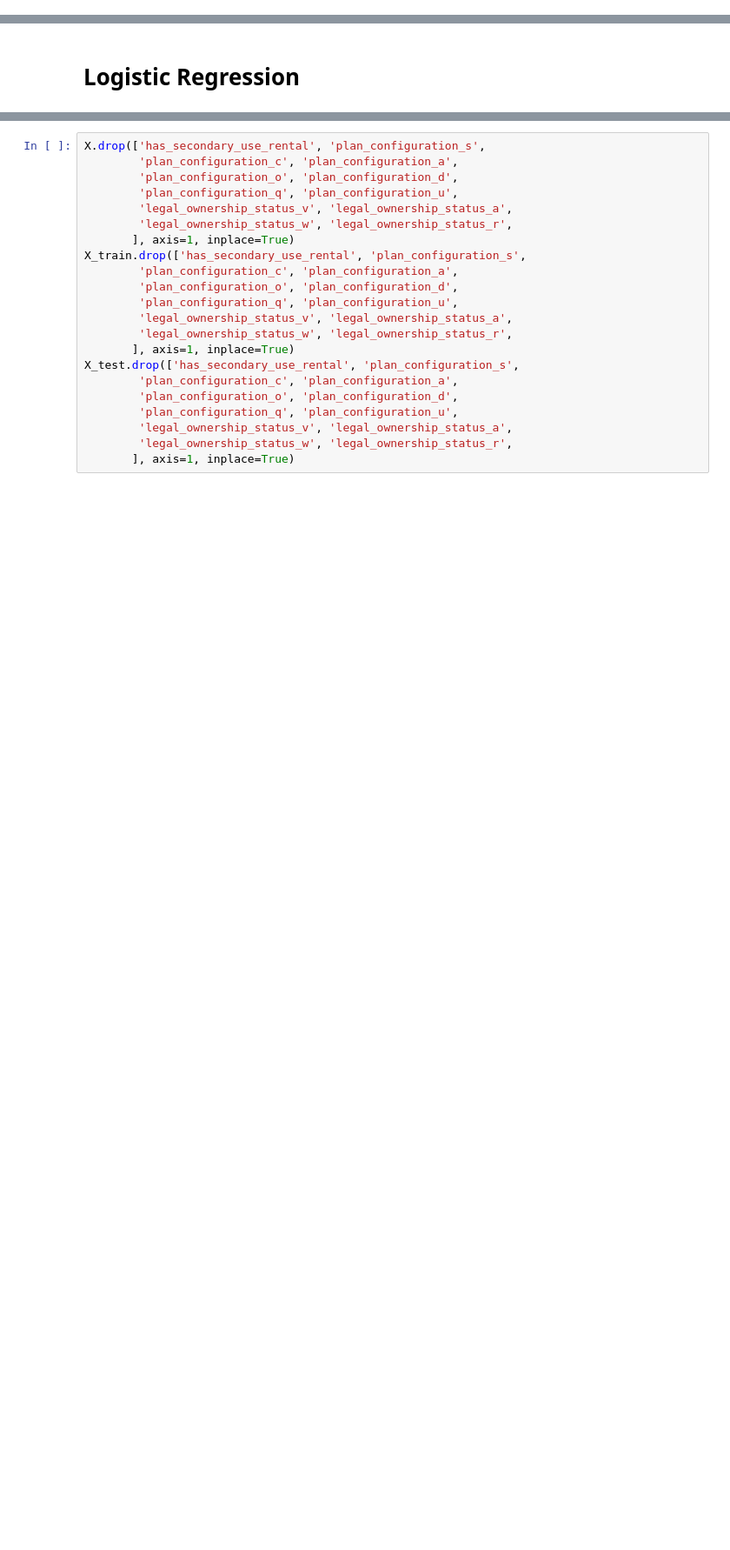
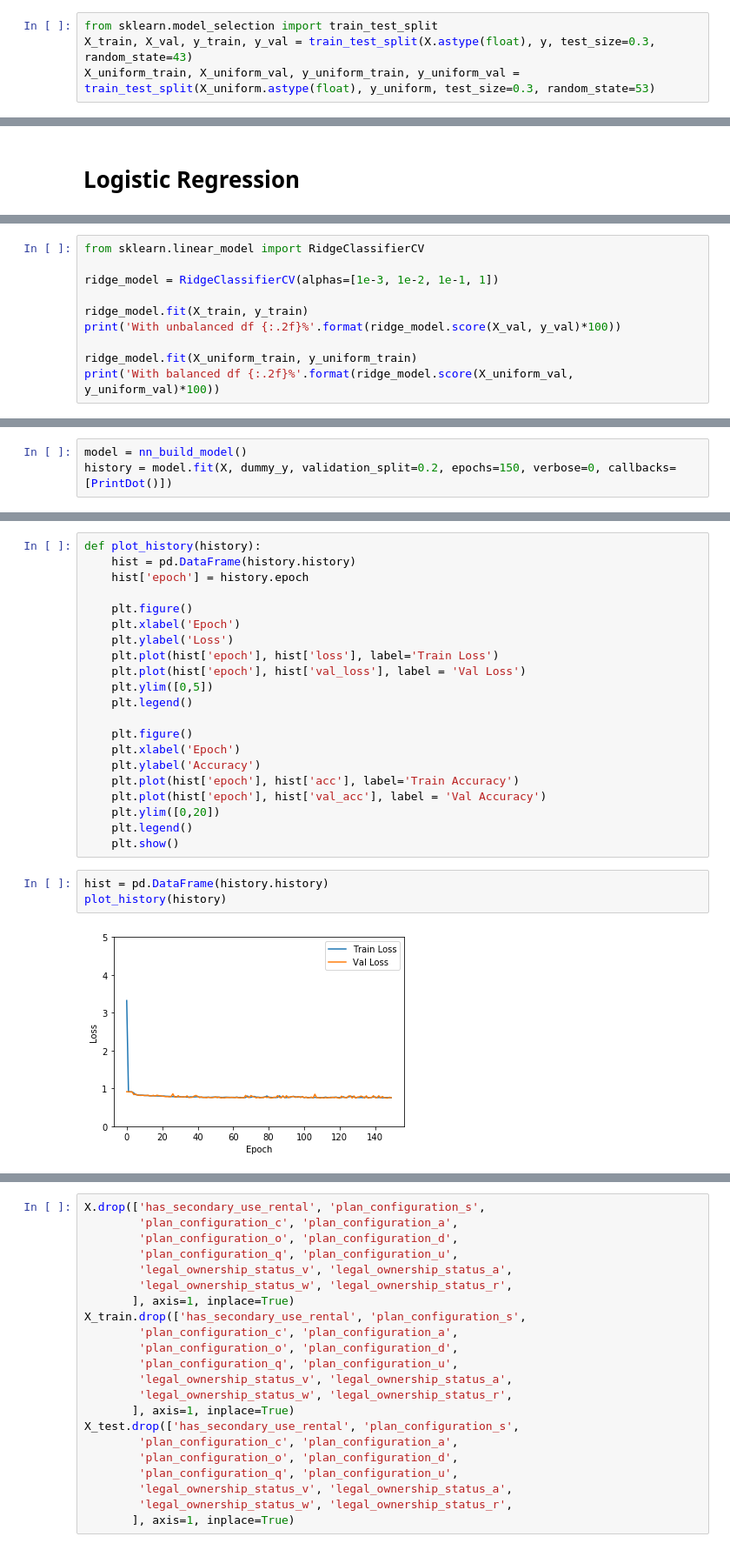
Before and after one commit to nicolasfara/di-project, a Jupyter notebook: earthquake-damage-prediction.ipynb, the cells around one changed output, grey strips where cells are left out. Shown: that part at 87% size. Saved outputs shown, nothing was run; the diff lists cells and outputs as text; blank space fills up the shorter version.

```diff
--- a/earthquake-damage-prediction.ipynb
+++ b/earthquake-damage-prediction.ipynb
@@ -185,0 +205,4 @@ X.shape
+# %%
+from sklearn.model_selection import train_test_split
+X_train, X_val, y_train, y_val = train_test_split(X.astype(float), y, test_size=0.3, random_state=43)
+X_uniform_train, X_uniform_val, y_uniform_train, y_uniform_val = train_test_split(X_uniform.astype(float), y_uniform, test_size=0.3, random_state=53)
@@ -187,0 +365,10 @@ X.shape
+# %%
+from sklearn.linear_model import RidgeClassifierCV
+
+ridge_model = RidgeClassifierCV(alphas=[1e-3, 1e-2, 1e-1, 1])
+
+ridge_model.fit(X_train, y_train)
+print('With unbalanced df {:.2f}%'.format(ridge_model.score(X_val, y_val)*100))
+
+ridge_model.fit(X_uniform_train, y_uniform_train)
+print('With balanced df {:.2f}%'.format(ridge_model.score(X_uniform_val, y_uniform_val)*100))
@@ -187,0 +433,3 @@ X.shape
+# %%
+model = nn_build_model()
+history = model.fit(X, dummy_y, validation_split=0.2, epochs=150, verbose=0, callbacks=[PrintDot()])
@@ -187,0 +439,26 @@ X.shape
+# %%
+def plot_history(history):
+    hist = pd.DataFrame(history.history)
+    hist['epoch'] = history.epoch
+
+    plt.figure()
+    plt.xlabel('Epoch')
+    plt.ylabel('Loss')
+    plt.plot(hist['epoch'], hist['loss'], label='Train Loss')
+    plt.plot(hist['epoch'], hist['val_loss'], label = 'Val Loss')
+    plt.ylim([0,5])
+    plt.legend()
+
+    plt.figure()
+    plt.xlabel('Epoch')
+    plt.ylabel('Accuracy')
+    plt.plot(hist['epoch'], hist['acc'], label='Train Accuracy')
+    plt.plot(hist['epoch'], hist['val_acc'], label = 'Val Accuracy')
+    plt.ylim([0,20])
+    plt.legend()
+    plt.show()
+# %%
+hist = pd.DataFrame(history.history)
+plot_history(history)
+# %% [output]
+[figure, added]
```
Also changed, not shown: parts of 63 cells of this notebook, 4 other files.
